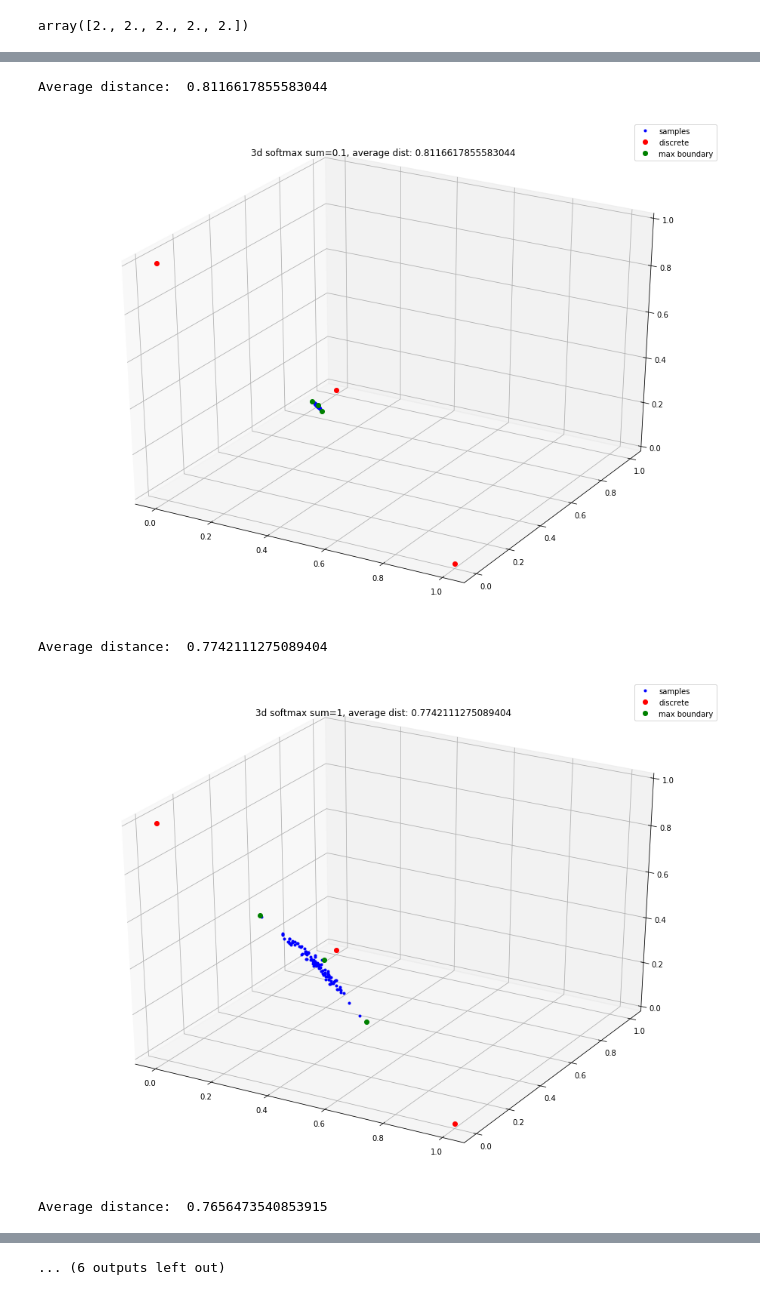
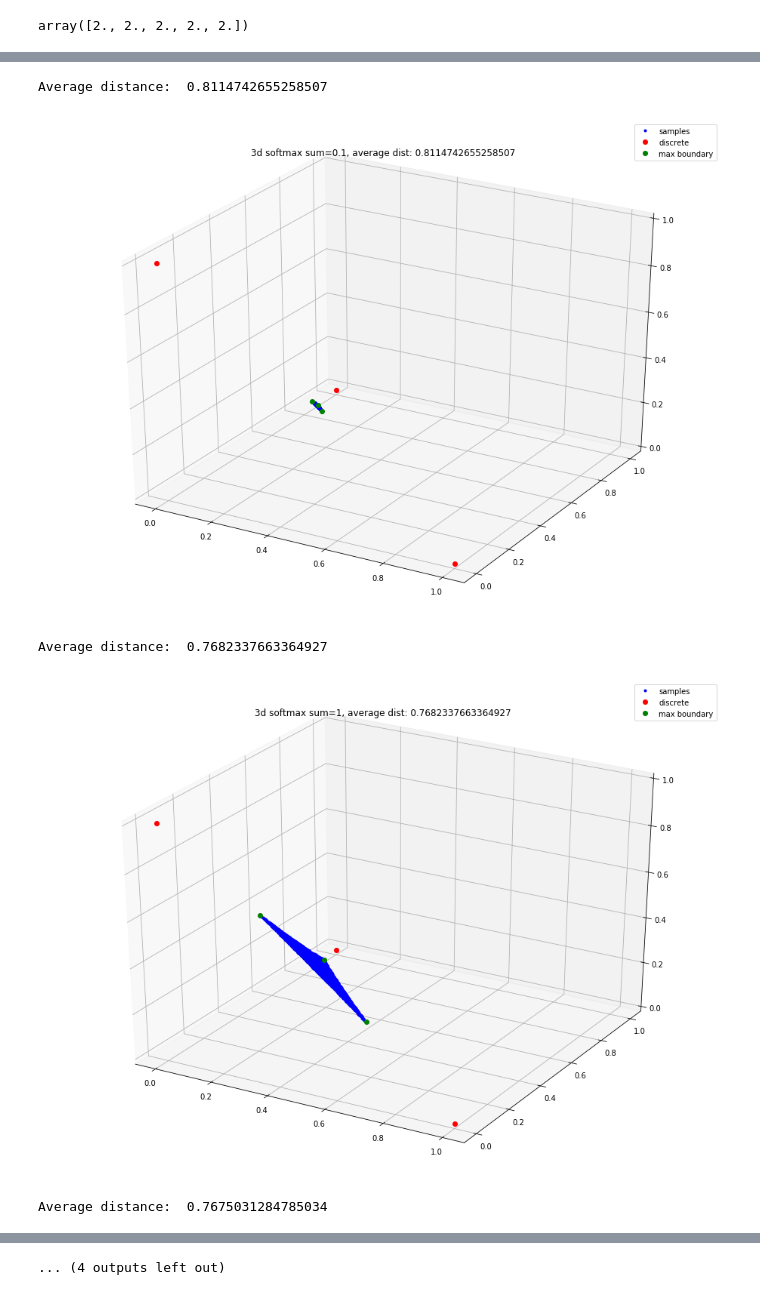
Before and after one commit to j316chuck/AM-Project, a Jupyter notebook: notebooks/Shapes.ipynb, the cells around one changed output, grey strips where cells are left out. Saved outputs shown, nothing was run; the diff lists cells and outputs as text; code cells hidden in the pictures.

Commit message:
plots 3d softmax bounds

```diff
--- a/notebooks/Shapes.ipynb
+++ b/notebooks/Shapes.ipynb
@@ -129,6 +129,7 @@ def plot_2d(sum_range, samples, save_fig_dir=None):
     plt.show()
     return dists
 
-for sum_range in [0.0001, 0.001, 0.01, 0.1, 1, 1, 10, 100, 1000]:
-    plot_2d(sum_range, 100, "../plots/10_22_2d_softmax_bounds_sum_range_{sum_range}.png")
+samples = 10000
+for sum_range in [0.0001, 0.001, 0.01, 0.1, 1, 1, 10, 100]:
+    plot_2d(sum_range, samples, "../plots/10_22_2d_softmax_bounds_sum_range_{}_samples_{}.png".format(sum_range, samples))
 # %% [output]
@@ -166,6 +167,7 @@ def plot_3d(sum_range, samples, save_fig_dir=None):
         plt.savefig(save_fig_dir)
     plt.show()
 
-for sum_range in [0.0001, 0.001, 0.01, 0.1, 1, 1, 10, 100, 1000]:
-    plot_3d(sum_range, 100, "../plots/10_22_3d_softmax_bounds_sum_range_{sum_range}.png")
+samples = 10000
+for sum_range in [0.0001, 0.001, 0.01, 0.1, 1, 1, 10, 100]:
+    plot_3d(sum_range, samples, "../plots/10_22_3d_softmax_bounds_sum_range_{}_samples_{}.png".format(sum_range, samples))
 # %% [output]
@@ -177,6 +179,6 @@ Average distance:  0.8159976899167287
 [figure]
-Average distance:  0.8116617855583044
+Average distance:  0.8114742655258507
 [figure]
-Average distance:  0.7742111275089404
+Average distance:  0.7682337663364927
-[figure, old version]
+[figure, new version]
-Average distance:  0.7656473540853915
+Average distance:  0.7675031284785034
@@ -184 +186 @@ Average distance:  0.7656473540853915
-... (6 outputs left out)
+... (4 outputs left out)
```
Also changed, not shown: parts of 3 cells of this notebook, 6 other files.
